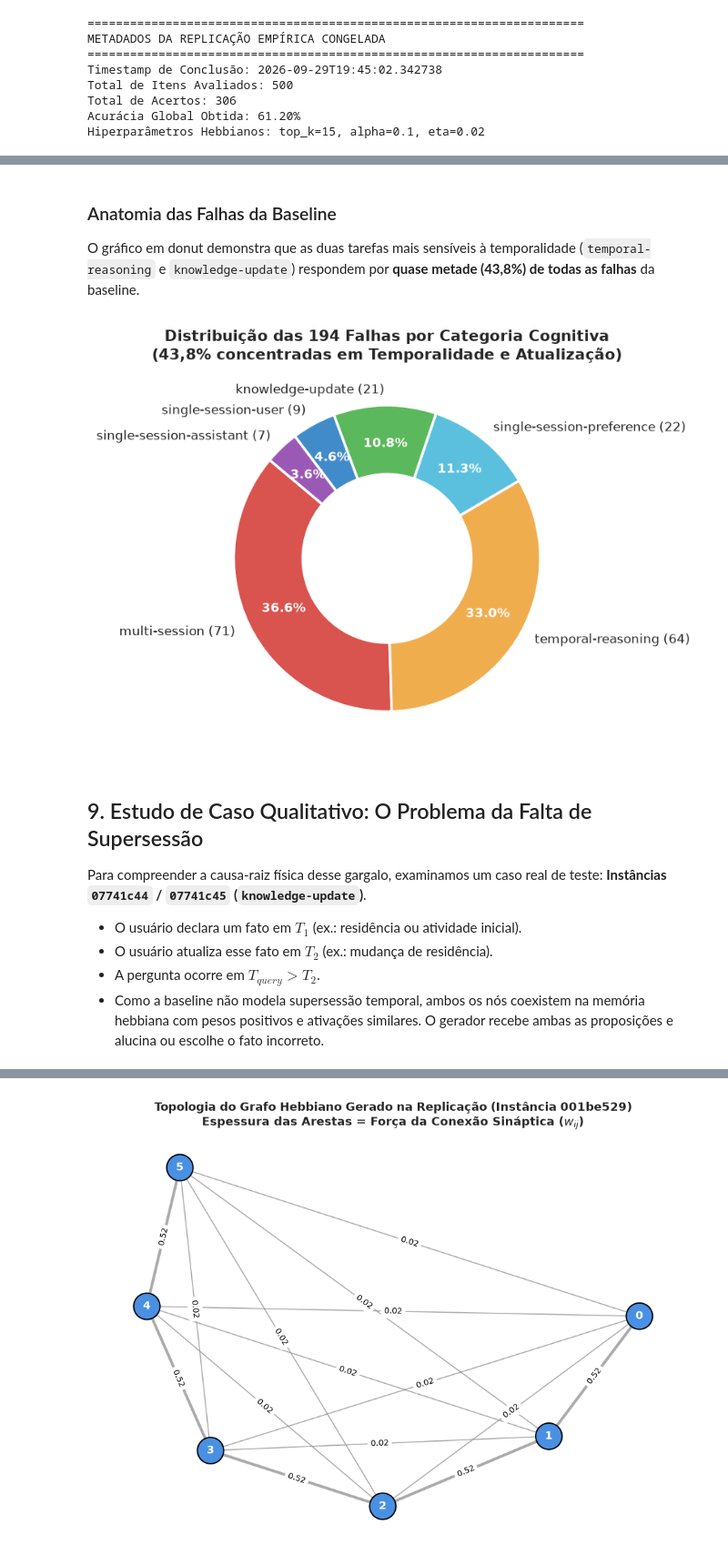
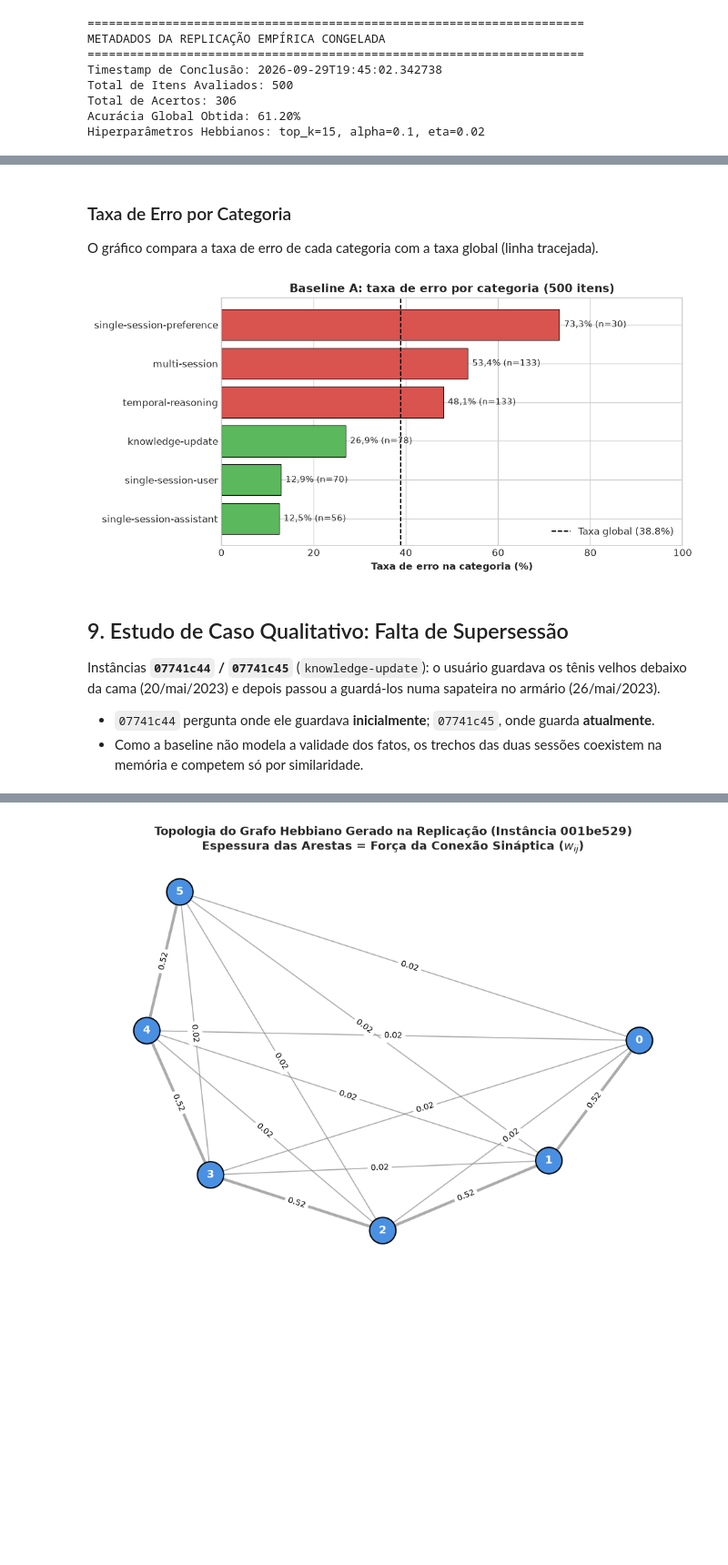
Before and after one commit to ataidefilipe/mestrado-dl-projeto, a Jupyter notebook: notebooks/01_replicacao_baseline_hela_mem.ipynb, the cells around one changed output, grey strips where cells are left out. Shown at 91% size. Drawn from its saved outputs; the diff is of its cells as text; code cells hidden in the pictures; blank space fills up the shorter version.

```diff
--- a/notebooks/01_replicacao_baseline_hela_mem.ipynb
+++ b/notebooks/01_replicacao_baseline_hela_mem.ipynb
@@ -415,37 +452,30 @@ Falhas em Temporal Reasoning + Knowledge Update: 85 de 194 (43.8% de TODOS os er
 # %% [markdown]
-### Anatomia das Falhas da Baseline
+### Taxa de Erro por Categoria
 
-O gráfico em donut demonstra que as duas tarefas mais sensíveis à temporalidade (`temporal-reasoning` e `knowledge-update`) respondem por **quase metade (43,8%) de todas as falhas** da baseline.
+O gráfico compara a taxa de erro de cada categoria com a taxa global (linha tracejada).
 # %%
-colors = ['#d9534f', '#f0ad4e', '#5bc0de', '#5cb85c', '#428bca', '#9b59b6']
-fig, ax = plt.subplots(figsize=(8, 5))
-wedges, texts, autotexts = ax.pie(
-    error_by_type.values,
-    labels=[f"{c} ({v})" for c, v in zip(error_by_type.index, error_by_type.values)],
-    autopct='%1.1f%%',
-    pctdistance=0.75,
-    colors=colors,
-    startangle=140,
-    wedgeprops=dict(width=0.45, edgecolor='w', linewidth=2)
-)
-
-for autotext in autotexts:
-    autotext.set_color('white')
-    autotext.set_fontsize(10)
-    autotext.set_weight('bold')
-
-ax.set_title('Distribuição das 194 Falhas por Categoria Cognitiva\n(43,8% concentradas em Temporalidade e Atualização)', fontsize=12, fontweight='bold')
+fig, ax = plt.subplots(figsize=(9, 4.5))
+cats = diag_df.index.tolist()
+vals = diag_df["Taxa de erro (%)"].tolist()
+colors = ['#d9534f' if v > overall_err else '#5cb85c' for v in vals]
+bars = ax.barh(cats, vals, color=colors, edgecolor='black', linewidth=0.7)
+ax.axvline(overall_err, color='black', linestyle='--', linewidth=1.2, label=f'Taxa global ({overall_err:.1f}%)')
+for bar, v, n in zip(bars, vals, diag_df["Questões"]):
+    ax.text(v + 1, bar.get_y() + bar.get_height()/2, f"{v:.1f}% (n={n})".replace('.', ','), va='center', fontsize=9)
+ax.invert_yaxis()
+ax.set_xlim(0, 100)
+ax.set_xlabel('Taxa de erro na categoria (%)', fontweight='bold')
+ax.set_title('Baseline A: taxa de erro por categoria (500 itens)', fontweight='bold')
+ax.legend(loc='lower right')
 plt.tight_layout()
 plt.show()
 # %% [output]
-[figure, old version]
+[figure, new version]
 # %% [markdown]
-## 9. Estudo de Caso Qualitativo: O Problema da Falta de Supersessão
+## 9. Estudo de Caso Qualitativo: Falta de Supersessão
 
-Para compreender a causa-raiz física desse gargalo, examinamos um caso real de teste: **Instâncias `07741c44` / `07741c45` (`knowledge-update`)**.
+Instâncias **`07741c44` / `07741c45`** (`knowledge-update`): o usuário guardava os tênis velhos debaixo da cama (20/mai/2023) e depois passou a guardá-los numa sapateira no armário (26/mai/2023).
 
-* O usuário declara um fato em $T_1$ (ex.: residência ou atividade inicial).
-* O usuário atualiza esse fato em $T_2$ (ex.: mudança de residência).
-* A pergunta ocorre em $T_{query} > T_2$.
-* Como a baseline não modela supersessão temporal, ambos os nós coexistem na memória hebbiana com pesos positivos e ativações similares. O gerador recebe ambas as proposições e alucina ou escolhe o fato incorreto.
+* `07741c44` pergunta onde ele guardava **inicialmente**; `07741c45`, onde guarda **atualmente**.
+* Como a baseline não modela a validade dos fatos, os trechos das duas sessões coexistem na memória e competem só por similaridade.
 # %%
```
Also changed, not shown: parts of 20 cells of this notebook, 6 other files.
